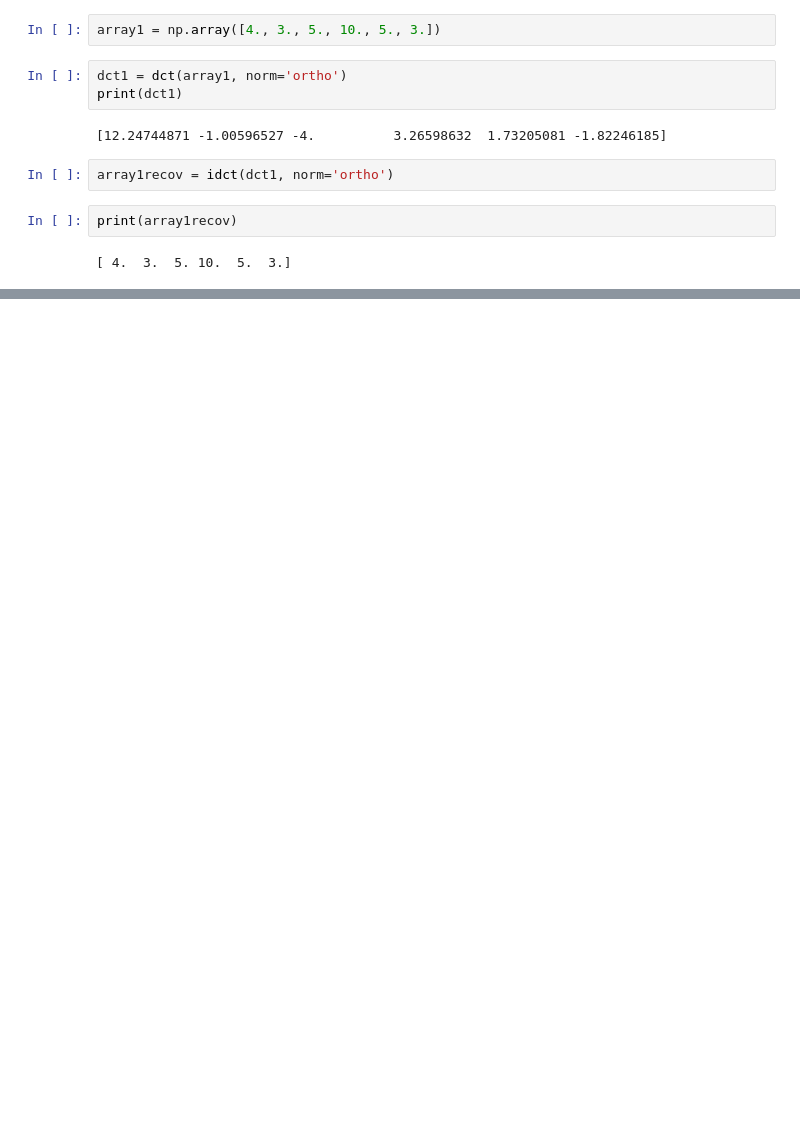
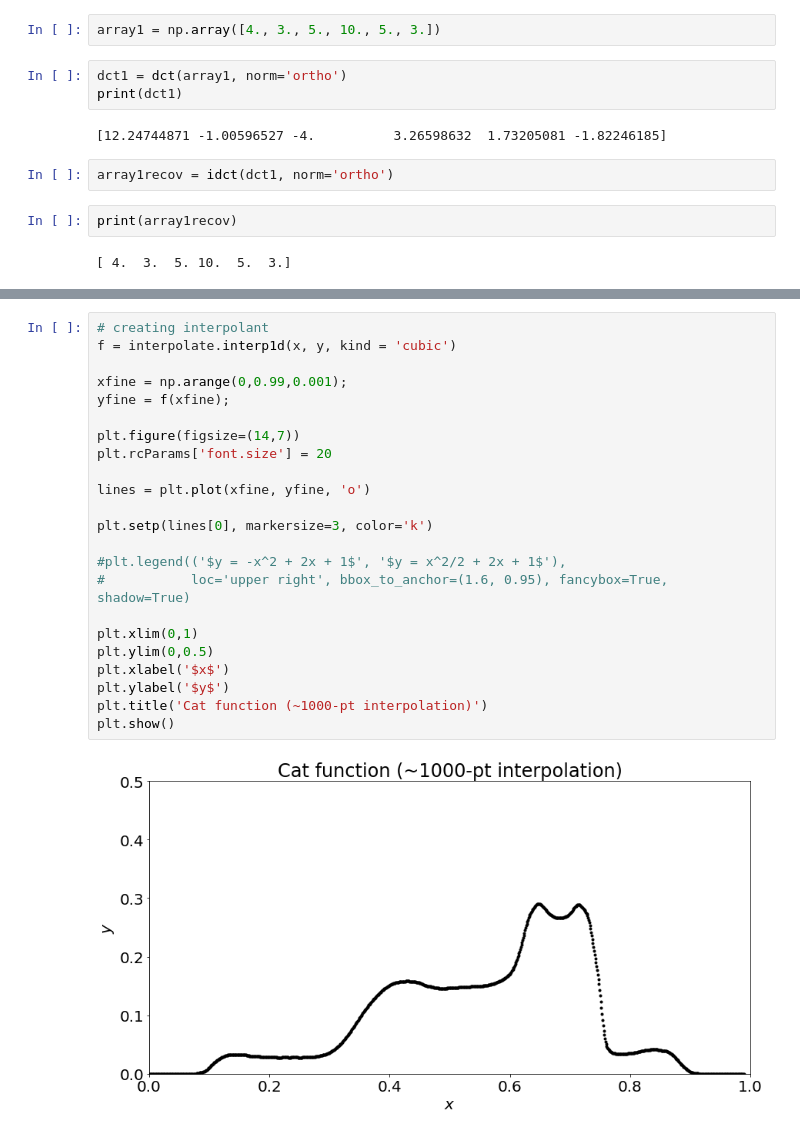
Before and after one commit to bradleypmartin/LinearAlgebraGeekout190405, a Jupyter notebook: 1D image compression.ipynb, the cells around one changed output, grey strips where cells are left out. Saved outputs shown, nothing was run; the diff lists cells and outputs as text; blank space fills up the shorter version.

```diff
--- a/1D image compression.ipynb
+++ b/1D image compression.ipynb
@@ -47,0 +74,25 @@ plt.show()
+# %%
+# creating interpolant
+f = interpolate.interp1d(x, y, kind = 'cubic')
+
+xfine = np.arange(0,0.99,0.001);
+yfine = f(xfine);
+
+plt.figure(figsize=(14,7))
+plt.rcParams['font.size'] = 20
+
+lines = plt.plot(xfine, yfine, 'o')
+
+plt.setp(lines[0], markersize=3, color='k')
+
+#plt.legend(('$y = -x^2 + 2x + 1$', '$y = x^2/2 + 2x + 1$'),
+#           loc='upper right', bbox_to_anchor=(1.6, 0.95), fancybox=True, shadow=True)
+
+plt.xlim(0,1)
+plt.ylim(0,0.5)
+plt.xlabel('$x$')
+plt.ylabel('$y$')
+plt.title('Cat function (~1000-pt interpolation)')
+plt.show()
+# %% [output]
+[figure, added]
```
Also changed, not shown: parts of 4 cells of this notebook.
